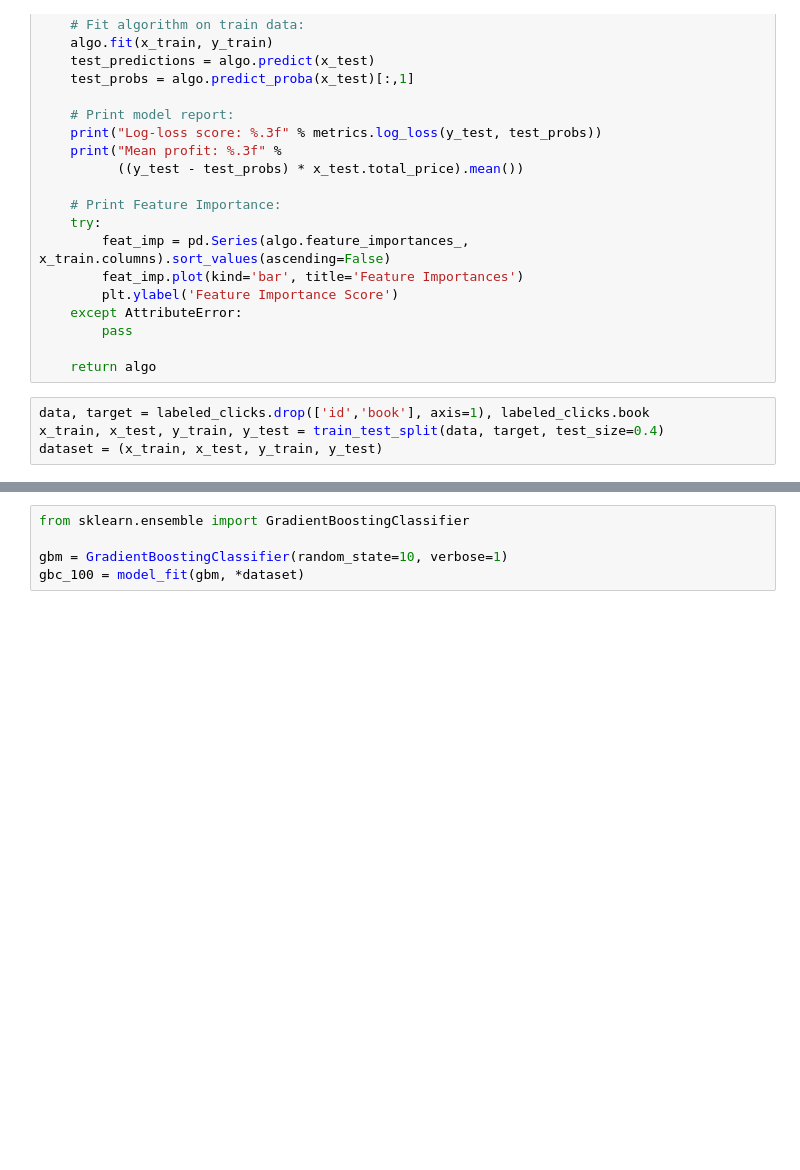
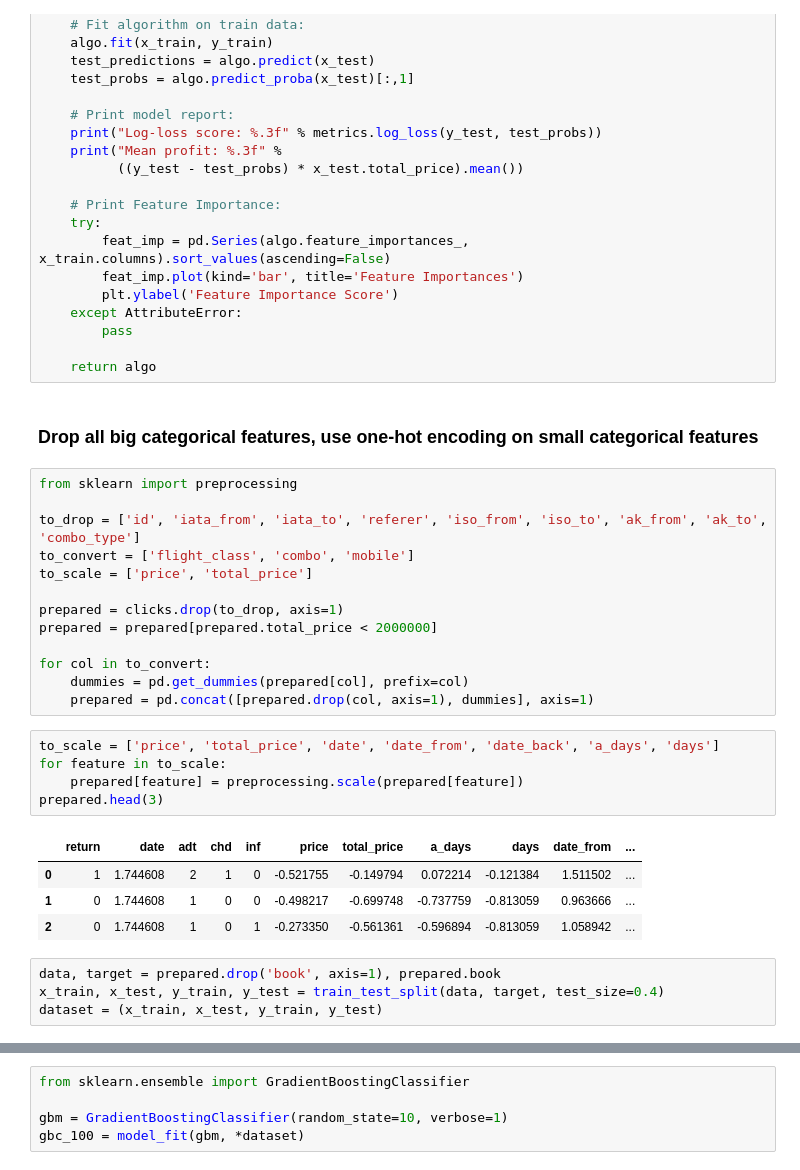
Before and after one commit to tema-popov/clicks, a Jupyter notebook: clicks.ipynb, the cells around one changed output, grey strips where cells are left out. Cells and saved outputs as stored; diff of their text form; blank space fills up the shorter version.

Commit message:
remove big categorical features. one-hot encoding. scaling

```diff
--- a/clicks.ipynb
+++ b/clicks.ipynb
@@ -165,8 +157,33 @@ def model_fit(algo, x_train, x_test, y_train, y_test):
         pass
 
     return algo
+# %% [markdown]
+### Drop all big categorical features, use one-hot encoding on small categorical features
+# %%
+from sklearn import preprocessing
+
+to_drop = ['id', 'iata_from', 'iata_to', 'referer', 'iso_from', 'iso_to', 'ak_from', 'ak_to', 'combo_type']
+to_convert = ['flight_class', 'combo', 'mobile']
+to_scale = ['price', 'total_price']
+
+prepared = clicks.drop(to_drop, axis=1)
+prepared = prepared[prepared.total_price < 2000000]
+
+for col in to_convert:
+    dummies = pd.get_dummies(prepared[col], prefix=col)
+    prepared = pd.concat([prepared.drop(col, axis=1), dummies], axis=1)
+# %%
+to_scale = ['price', 'total_price', 'date', 'date_from', 'date_back', 'a_days', 'days']
+for feature in to_scale:
+    prepared[feature] = preprocessing.scale(prepared[feature])
+prepared.head(3)
+# %% [output]
+|  | return | date | adt | chd | inf | price | total_price | a_days | days | date_from | ... |
+| 0 | 1 | 1.744608 | 2 | 1 | 0 | -0.521755 | -0.149794 | 0.072214 | -0.121384 | 1.511502 | ... |
+| 1 | 0 | 1.744608 | 1 | 0 | 0 | -0.498217 | -0.699748 | -0.737759 | -0.813059 | 0.963666 | ... |
+| 2 | 0 | 1.744608 | 1 | 0 | 1 | -0.273350 | -0.561361 | -0.596894 | -0.813059 | 1.058942 | ... |
 # %%
-data, target = labeled_clicks.drop(['id','book'], axis=1), labeled_clicks.book
+data, target = prepared.drop('book', axis=1), prepared.book
 x_train, x_test, y_train, y_test = train_test_split(data, target, test_size=0.4)
 dataset = (x_train, x_test, y_train, y_test)
 # %%
```
Also changed, not shown: parts of 7 cells of this notebook.
